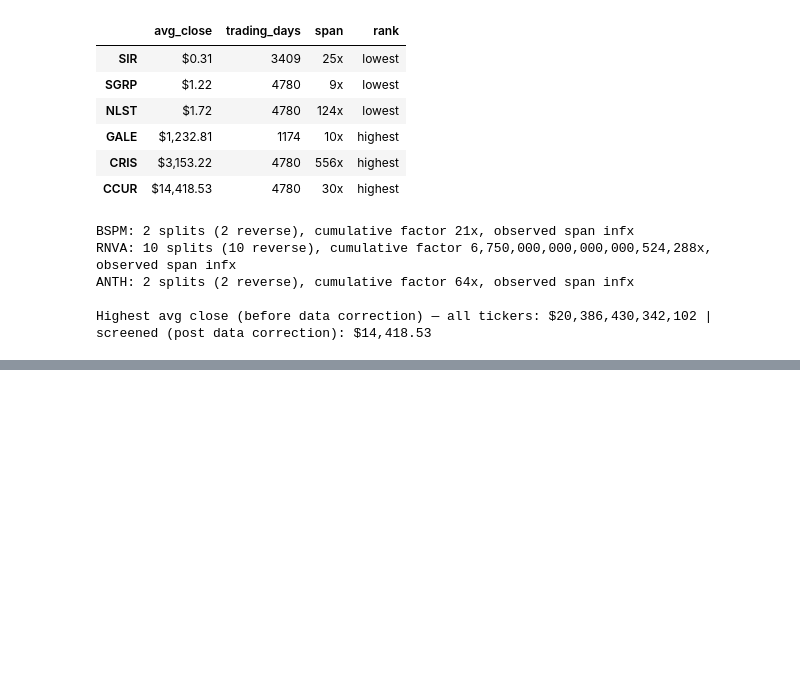
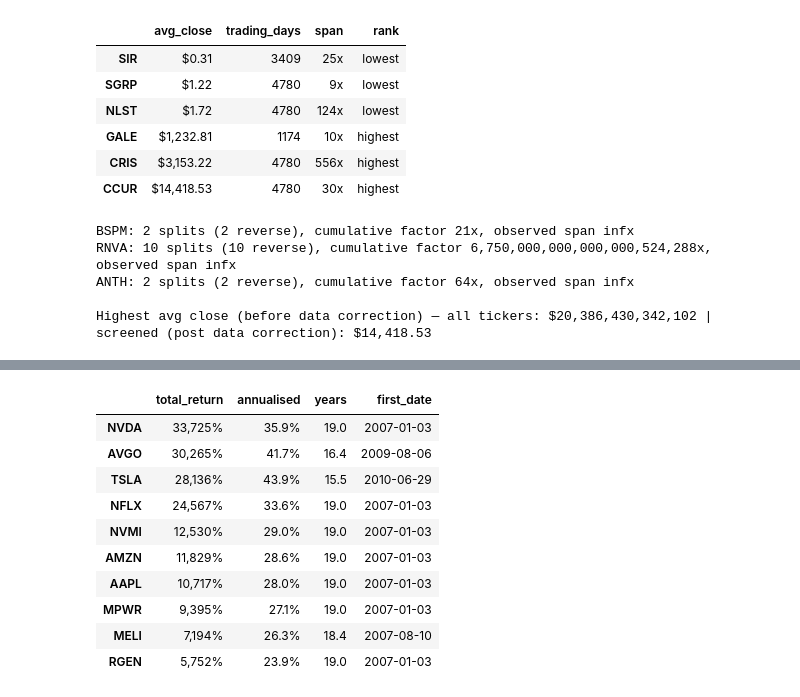
Before and after one commit to PuN3Y/portfolio, a Jupyter notebook: Python - Analysing Stock Prices/Analysing Stock Prices.ipynb, the cells around one changed output, grey strips where cells are left out. Cells and saved outputs as stored; diff of their text form; code cells hidden in the pictures; blank space fills up the shorter version.

```diff
--- a/Python - Analysing Stock Prices/Analysing Stock Prices.ipynb
+++ b/Python - Analysing Stock Prices/Analysing Stock Prices.ipynb
@@ -850,0 +863,18 @@ Returns do not have this problem. A split multiplies every price in a series by
+# %%
+# Invert the index: date -> [(volume, ticker), ...]
+from collections import defaultdict
+
+trades_by_day = defaultdict(list)
+
+for ticker, df in stock_prices.items():
+    for date, volume in df["volume"].items():
+        trades_by_day[date].append((volume, ticker))
+
+trades_by_day = dict(trades_by_day)
+
+print(f"{len(trades_by_day):,} trading days")
+print(f"{sum(len(v) for v in trades_by_day.values()):,} ticker-days total")
+
+sample = max(trades_by_day)
+top = max(trades_by_day[sample])
+print(f"Most traded on {sample.date()}: {top[1]} at {top[0]:,} shares")
@@ -850,0 +974,51 @@ Returns do not have this problem. A split multiplies every price in a series by
+# %%
+# Buy-and-hold return: last close against first
+rows = {}
+excluded = []
+
+for ticker, df in stock_prices.items():
+    series = df["adj_close"].dropna()
+
+    if len(series) < 2 or series.iloc[0] <= 0:
+        excluded.append(ticker)
+        continue
+
+    days = (series.index[-1] - series.index[0]).days
+    if days <= 0:
+        excluded.append(ticker)
+        continue
+
+    total = series.iloc[-1] / series.iloc[0] - 1
+    rows[ticker] = {
+        "first_close": series.iloc[0],
+        "last_close": series.iloc[-1],
+        "total_return": total,
+        "annualised": (1 + total) ** (365.25 / days) - 1,
+        "years": days / 365.25,
+        "first_date": series.index[0].date(),
+    }
+
+perf = pd.DataFrame(rows).T.astype({"total_return": float, "annualised": float,
+                                     "years": float})
+
+print(f"{len(perf):,} tickers evaluated, {len(excluded):,} excluded "
+      f"(zero or missing first price)")
+print(f"Median total return: {perf.total_return.median():.1%} | "
+      f"{(perf.total_return < 0).mean():.1%} of survivors lost money")
+
+fmt = lambda d: d.assign(
+    total_return=lambda x: (x.total_return * 100).map("{:,.0f}%".format),
+    annualised=lambda x: (x.annualised * 100).map("{:.1f}%".format),
+    years=lambda x: x.years.map("{:.1f}".format),
+)[["total_return", "annualised", "years", "first_date"]]
+
+print("\nTop 10 by total return:")
+display(fmt(perf.nlargest(10, "total_return")))
+
+print("\nTop 10 by annualised return:")
+display(fmt(perf.nlargest(10, "annualised")))
+
+overlap = len(set(perf.nlargest(10, "total_return").index) &
+              set(perf.nlargest(10, "annualised").index))
+print(f"\n{overlap} of 10 appear in both rankings")
+# %% [output]
@@ -850,0 +1029,11 @@ Returns do not have this problem. A split multiplies every price in a series by
+|  | total_return | annualised | years | first_date |
+| NVDA | 33,725% | 35.9% | 19.0 | 2007-01-03 |
+| AVGO | 30,265% | 41.7% | 16.4 | 2009-08-06 |
+| TSLA | 28,136% | 43.9% | 15.5 | 2010-06-29 |
+| NFLX | 24,567% | 33.6% | 19.0 | 2007-01-03 |
+| NVMI | 12,530% | 29.0% | 19.0 | 2007-01-03 |
+| AMZN | 11,829% | 28.6% | 19.0 | 2007-01-03 |
+| AAPL | 10,717% | 28.0% | 19.0 | 2007-01-03 |
+| MPWR | 9,395% | 27.1% | 19.0 | 2007-01-03 |
+| MELI | 7,194% | 26.3% | 18.4 | 2007-08-10 |
+| RGEN | 5,752% | 23.9% | 19.0 | 2007-01-03 |
```
Also changed, not shown: parts of 9 cells of this notebook.
